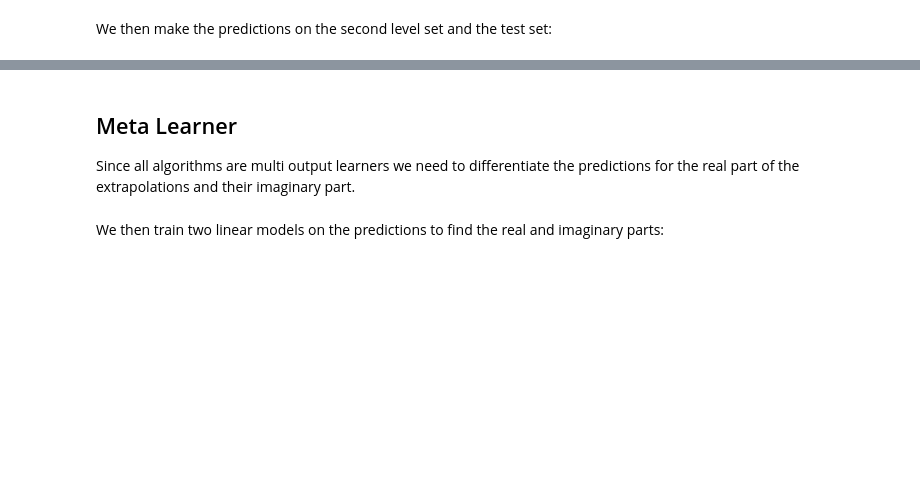
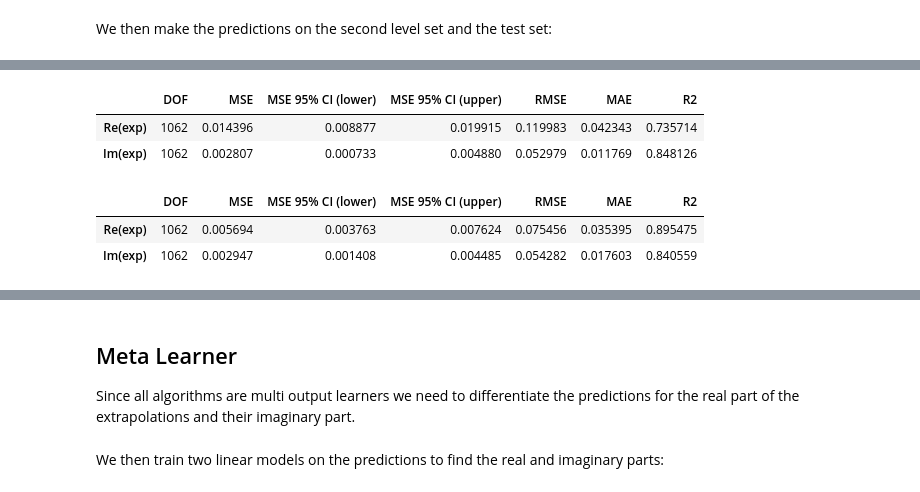
Before and after one commit to thesfinox/ml-sft-trunc, a Jupyter notebook: stacking.ipynb, the cells around one changed output, grey strips where cells are left out. Drawn from its saved outputs; the diff is of its cells as text; code cells hidden in the pictures; blank space fills up the shorter version.

```diff
--- a/stacking.ipynb
+++ b/stacking.ipynb
@@ -192 +203,15 @@ MultiOutputRegressor predicted in 0.901 seconds.
+# %%
+import pandas as pd
+pd.read_json('./metrics/svr_lv2.json').set_index(pd.Index(['Re(exp)', 'Im(exp)']))
+# %% [output]
+|  | DOF | MSE | MSE 95% CI (lower) | MSE 95% CI (upper) | RMSE | MAE | R2 |
+| Re(exp) | 1062 | 0.014396 | 0.008877 | 0.019915 | 0.119983 | 0.042343 | 0.735714 |
+| Im(exp) | 1062 | 0.002807 | 0.000733 | 0.004880 | 0.052979 | 0.011769 | 0.848126 |
+# %%
+import pandas as pd
+pd.read_json('./metrics/gbdt_lv2.json').set_index(pd.Index(['Re(exp)', 'Im(exp)']))
+# %% [output]
+|  | DOF | MSE | MSE 95% CI (lower) | MSE 95% CI (upper) | RMSE | MAE | R2 |
+| Re(exp) | 1062 | 0.005694 | 0.003763 | 0.007624 | 0.075456 | 0.035395 | 0.895475 |
+| Im(exp) | 1062 | 0.002947 | 0.001408 | 0.004485 | 0.054282 | 0.017603 | 0.840559 |
 # %%
```
Also changed, not shown: parts of 22 cells of this notebook, 1 other file.
